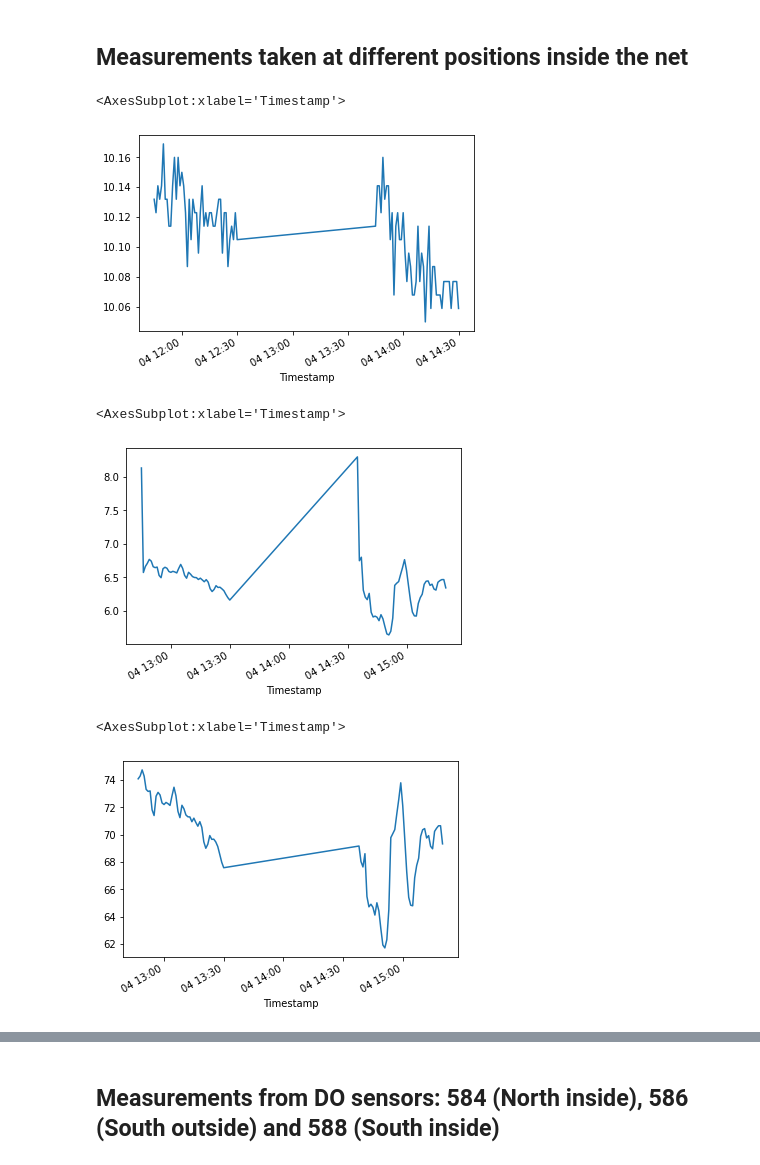
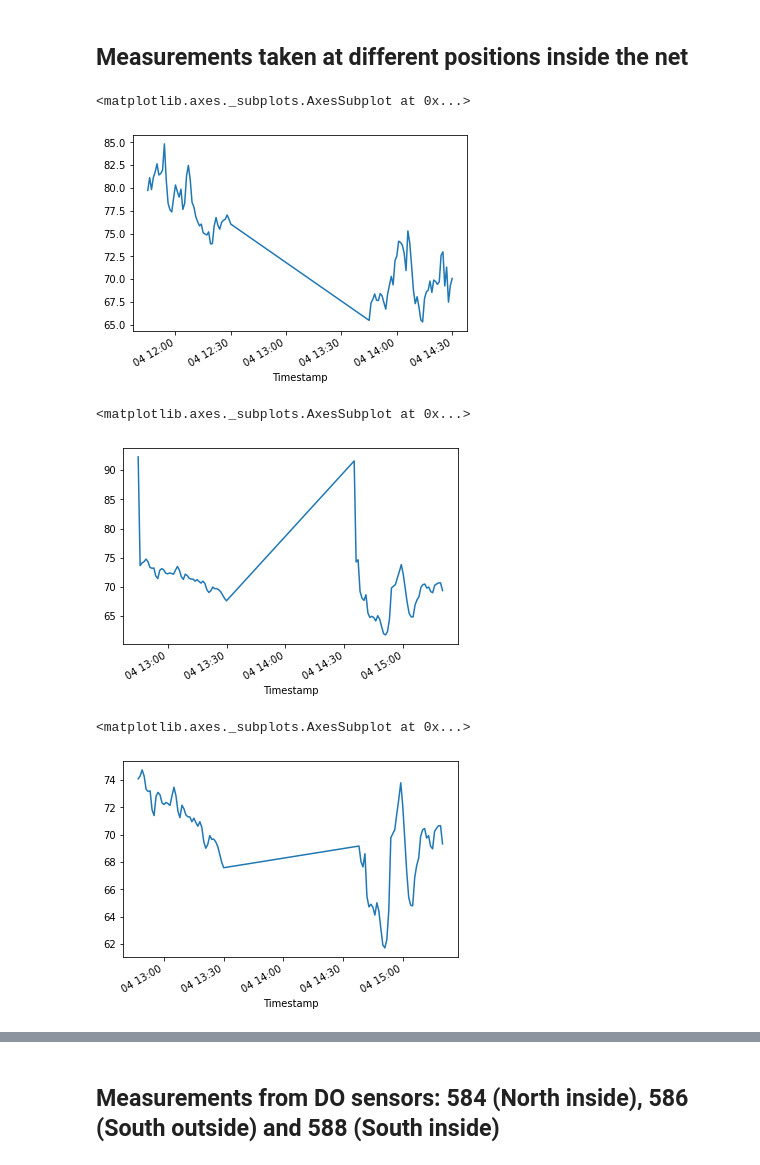
Before and after one commit to larsmmo/Master, a Jupyter notebook: createCSV.ipynb, the cells around one changed output, grey strips where cells are left out. Cells and saved outputs as stored; diff of their text form; code cells hidden in the pictures.

```diff
--- a/createCSV.ipynb
+++ b/createCSV.ipynb
@@ -8,25 +8,25 @@ from scipy import stats
 # %% [markdown]
 ## Measurements taken at different positions inside the net
 # %%
-DOinside=pd.read_excel('data/oksygen/fornes2_excel_oksygen_Sal_330.xlsx', [0,1,2,3,4,5,6,7,8,9,10], usecols = [1,3,4,10,11,17,18,24,25], index_col = 0)
+DOinside=pd.read_excel('data/oksygen/fornes2_excel_oksygen_Sal_330.xlsx', [0,1,2,3,4,5,6,7,8,9,10], usecols = [1,3,5,10,12,17,19,24,26], index_col = 0)
 
 #Position 1
 DOinside[0].columns = ['Pos1m3Temp', 'Pos1m3DO', 'Pos1m6Temp', 'Pos1m6DO', 'Pos1m9Temp', 'Pos1m9DO', 'Pos1m12Temp', 'Pos1m12DO']
 
 #Position 4
-DOinside[1] = DOinside[1][['Cat11TemperatureDeg','Cat11DisOxy' ]]
+DOinside[1] = DOinside[1][['Cat11TemperatureDeg','Cat11DisOxySaturated' ]]
 DOinside[1].columns = ['Pos4m3Temp', 'Pos4m3DO']
 
 #Position 5
-DOinside[2] = DOinside[2][['Cat11TemperatureDeg','Cat11DisOxy']]
+DOinside[2] = DOinside[2][['Cat11TemperatureDeg','Cat11DisOxySaturated']]
 DOinside[2].columns = ['Pos5m3Temp', 'Pos5m3DO']
 
 #Position 6
-DOinside[3] = DOinside[3][['Cat11TemperatureDeg','Cat11DisOxy']]
+DOinside[3] = DOinside[3][['Cat11TemperatureDeg','Cat11DisOxySaturated']]
 DOinside[3].columns = ['Pos6m3Temp', 'Pos6m3DO']
 
 #Position 7
-DOinside[4] = DOinside[4][['Cat11TemperatureDeg','Cat11DisOxy']]
+DOinside[4] = DOinside[4][['Cat11TemperatureDeg','Cat11DisOxySaturated']]
 DOinside[4].columns = ['Pos7m3Temp', 'Pos7m3DO']
 
 #Position 12
@@ -35,38 +35,38 @@ DOinside[5].columns = ['Pos1m3Temp', 'Pos1m3DO', 'Pos1m6Temp', 'Pos1m6DO', 'Pos1
 DOinside[5].drop(['Pos4m3Temp', 'Pos4m3DO'], axis=1, inplace=True)
 
 #Position 21
-DOinside[6] = DOinside[6][['Cat33TemperatureDeg','Cat33DisOxy', 'Cat11TemperatureDeg','Cat11DisOxy']]
+DOinside[6] = DOinside[6][['Cat33TemperatureDeg','Cat33DisOxySaturated', 'Cat11TemperatureDeg','Cat11DisOxySaturated']]
 DOinside[6].columns = ['Pos21m4Temp', 'Pos21m4DO', 'Pos21m2Temp', 'Pos21m2DO']
 
 #Position 22
 #NOTE: pos 22 has measurements until 15:00, but was taken up from the water 14:39 according to log. (measurements say otherwise though)
-DOinside[7] = DOinside[7][['Cat21TemperatureDeg','Cat21DisOxy', 'Cat32TemperatureDeg','Cat32DisOxy']]
+DOinside[7] = DOinside[7][['Cat21TemperatureDeg','Cat21DisOxySaturated', 'Cat32TemperatureDeg','Cat32DisOxySaturated']]
 DOinside[7].columns = ['Pos22m2Temp', 'Pos22m2DO', 'Pos22m4Temp', 'Pos22m4DO']
 
 #Position 23
-DOinside[8] = DOinside[8][['Cat33TemperatureDeg','Cat33DisOxy', 'Cat11TemperatureDeg','Cat11DisOxy']]
+DOinside[8] = DOinside[8][['Cat33TemperatureDeg','Cat33DisOxySaturated', 'Cat11TemperatureDeg','Cat11DisOxySaturated']]
 DOinside[8].columns = ['Pos23m4Temp', 'Pos23m4DO', 'Pos23m2Temp', 'Pos23m2DO']
 
 #Position 31
-DOinside[9] = DOinside[9][['Cat33TemperatureDeg','Cat33DisOxy', 'Cat11TemperatureDeg','Cat11DisOxy']]
+DOinside[9] = DOinside[9][['Cat33TemperatureDeg','Cat33DisOxySaturated', 'Cat11TemperatureDeg','Cat11DisOxySaturated']]
 DOinside[9].columns = ['Pos31m4Temp', 'Pos31m4DO', 'Pos31m2Temp', 'Pos31m2DO']
 
 #Position 32
-DOinside[10] = DOinside[10][['Cat21TemperatureDeg','Cat21DisOxy', 'Cat32TemperatureDeg','Cat32DisOxy']]
+DOinside[10] = DOinside[10][['Cat21TemperatureDeg','Cat21DisOxySaturated', 'Cat32TemperatureDeg','Cat32DisOxySaturated']]
 DOinside[10].columns = ['Pos32m2Temp', 'Pos32m2DO', 'Pos32m4Temp', 'Pos32m4DO']
 
 for key, frame in DOinside.items():
     frame.index.name = 'Timestamp'
 # %%
-DOinside[2].loc[:,'Pos5m3Temp'].plot()
+DOinside[2].loc[:,'Pos5m3DO'].plot()
 # %% [output]
-<AxesSubplot:xlabel='Timestamp'>
+<matplotlib.axes._subplots.AxesSubplot at 0x...>
-[figure, old version]
+[figure, new version]
 # %%
 DOinside[4].loc[:,'Pos7m3DO'].plot()
 # %% [output]
-<AxesSubplot:xlabel='Timestamp'>
+<matplotlib.axes._subplots.AxesSubplot at 0x...>
-[figure, old version]
+[figure, new version]
 # %%
 #Remove invalid measurements from moving of sensors (see plots) (Disable if removing based on z-value instead)
 DOinside[0].drop([pd.Timestamp('2019-07-03 12:29:00'), pd.Timestamp('2019-07-03 12:30:00')], inplace=True)
@@ -86,7 +86,7 @@ DOinside[10].drop(DOinside[10].index[:6], inplace=True)
 #DOinside[10].loc[:,'Pos32m2DO'].plot()
 DOinside[4].loc[:,'Pos7m3DO'].plot()
 # %% [output]
-<AxesSubplot:xlabel='Timestamp'>
+<matplotlib.axes._subplots.AxesSubplot at 0x...>
 [figure]
 # %%
 DOinside[4].loc[:,'Pos7m3DO'].plot()
```
Also changed, not shown: parts of 10 cells of this notebook, 8 other files.
